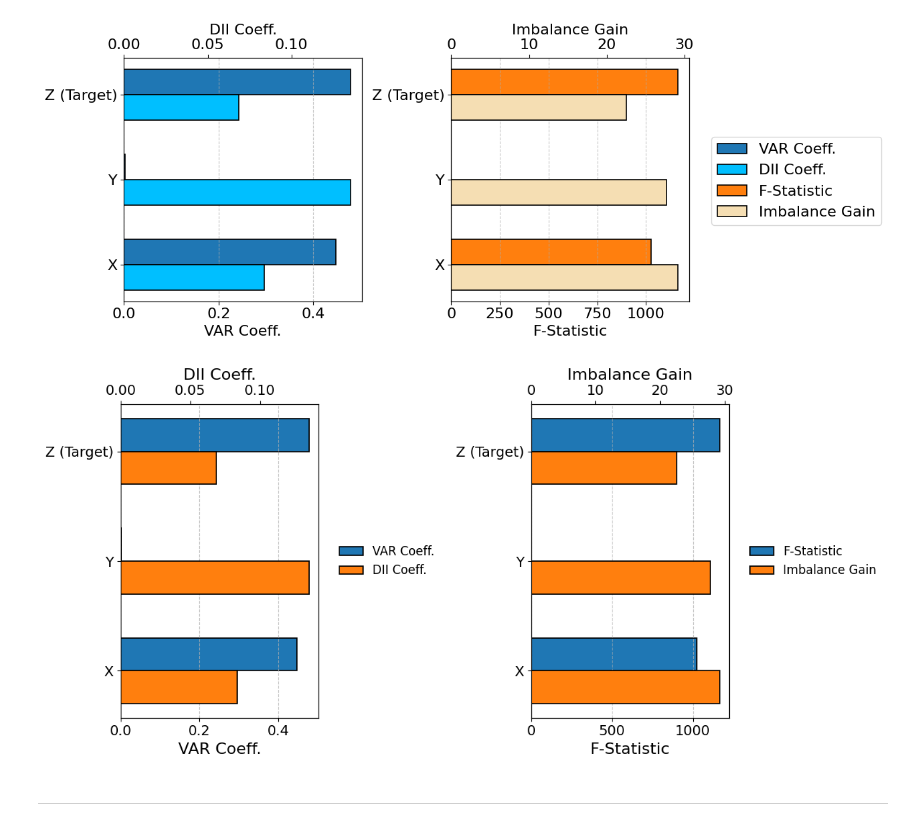
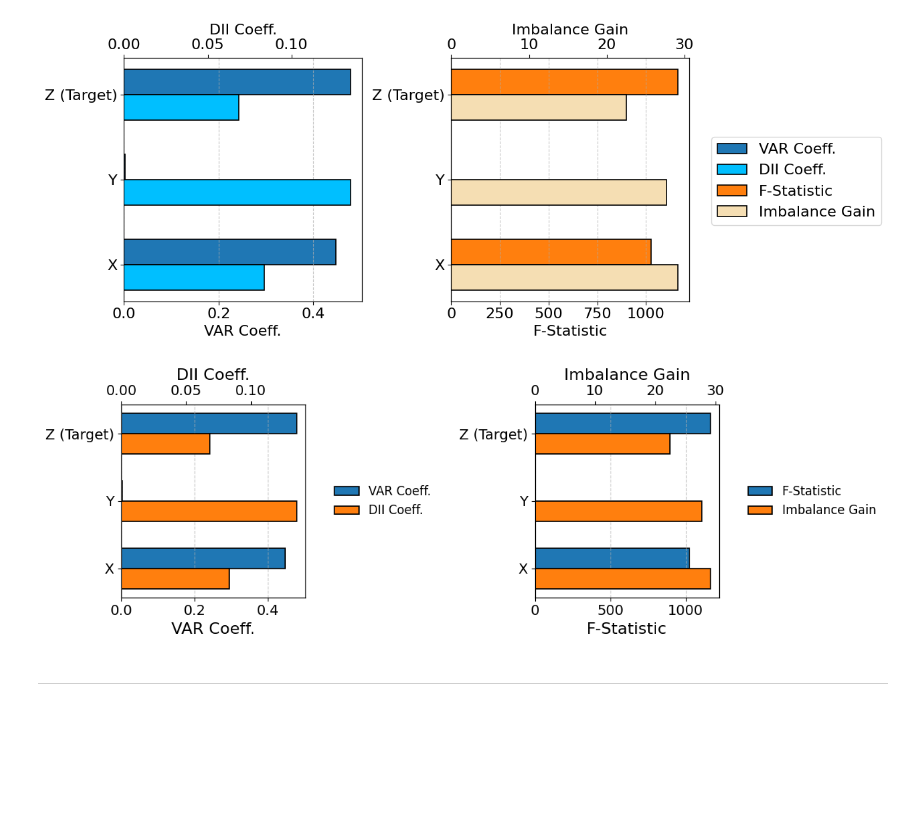
Before and after one commit to SaveChris/EUA_Volatility_DII_p, a Jupyter notebook: SRC/#Sec3_Methodology.ipynb, the cells around one changed output. Drawn from its saved outputs; the diff is of its cells as text; code cells hidden in the pictures; blank space fills up the shorter version.

Commit message:
add a new version of plot

```diff
--- a/SRC/#Sec3_Methodology.ipynb
+++ b/SRC/#Sec3_Methodology.ipynb
@@ -242,11 +242,17 @@ plt.show()
 # %% [output]
 [figure]
 # %%
+import matplotlib.pyplot as plt
+import numpy as np
+
+# Assuming `target_coef`, `df_DII_toy`, `causality_results_df`, and `df_IG_toy` are already defined
+
 variables = target_coef['Variable']
 indices = np.arange(len(variables))
 bar_width = 0.3
 
-fig, axes = plt.subplots(1, 2, figsize=(12, 6))
+# Increase figure size to make plot bigger
+fig, axes = plt.subplots(1, 2, figsize=(12, 10))
 
 bar_kwargs = {"edgecolor": "black", "linewidth": 1.2}
 
@@ -301,37 +307,41 @@ bar4 = ax4.barh(
     df_IG_toy["IG Coeff."],
     bar_width,
     color='tab:orange',
     label="Imbalance Gain",
     **bar_kwargs
 )
 
 ax3.set_xlabel("F-Statistic", fontsize=16)
 ax4.set_xlabel("Imbalance Gain", fontsize=16)
 ax3.set_yticks(indices)
 ax3.set_yticklabels(variables, fontsize=14)
 ax3.invert_yaxis()
 ax3.grid(axis='x', linestyle='--', alpha=0.7)
 
 ax3.tick_params(axis='x', labelsize=14)
 ax4.tick_params(axis='x', labelsize=14)
 
 # Legend Configuration
 handles_left = [bar1, bar2]
 labels_left = ["VAR Coeff.", "DII Coeff."]
 handles_right = [bar3, bar4]
 labels_right = ["F-Statistic", "Imbalance Gain"]
 
-# Move legends to the **right** of each pane
+# Move legends to the **right** of each pane, adjusting for more space
 axes[0].legend(
-    handles_left, labels_left, loc='center left', bbox_to_anchor=(1.05, 0.5), fontsize=12, frameon=False
+    handles_left, labels_left, loc='center left', bbox_to_anchor=(1.1, 0.5), fontsize=12, frameon=False
 )
 axes[1].legend(
-    handles_right, labels_right, loc='center left', bbox_to_anchor=(1.05, 0.5), fontsize=12, frameon=False
+    handles_right, labels_right, loc='center left', bbox_to_anchor=(1.1, 0.5), fontsize=12, frameon=False
 )
 
-plt.tight_layout(rect=[0, 0, 1, 0.95])  # Adjust space for legends
+# Adjust the layout to maximize space for the plots
+# Adjusting the layout for better visual
+plt.tight_layout(rect=[0, 0.1, 1, 0.5])  # Allow more space for the plots and legends while keeping it tight
+
+
 plt.show()
 # %% [output]
-[figure, old version]
+[figure, new version]
 # %% [markdown]
 ***
```
Also changed, not shown: parts of 1 cell of this notebook.
